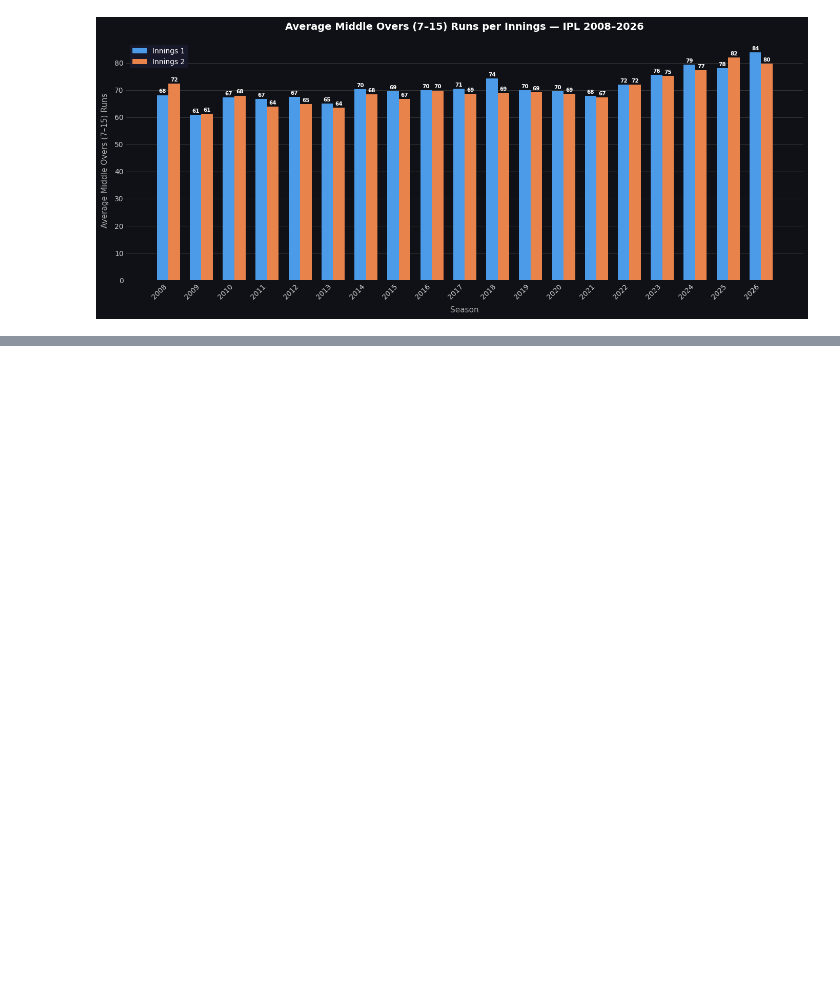
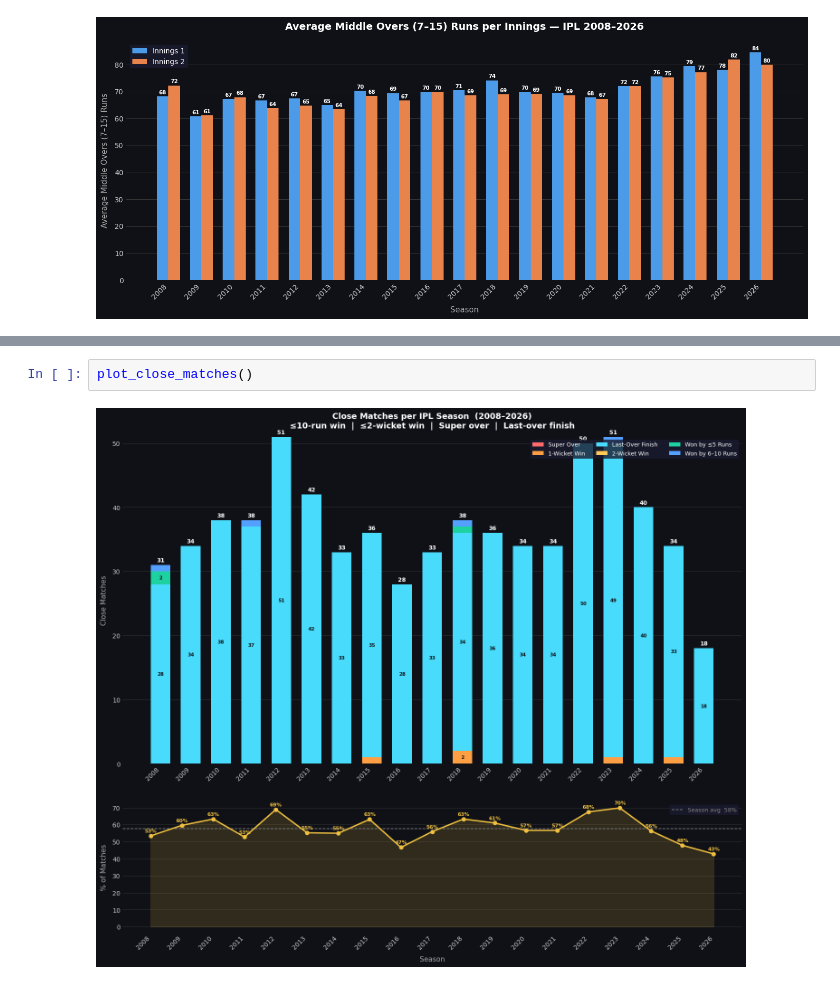
Before and after one commit to abhishek-marathe04/cricketIQ, a Jupyter notebook: ipl_seasonwise_stats.ipynb, the cells around one changed output, grey strips where cells are left out. Cells and saved outputs as stored; diff of their text form; blank space fills up the shorter version.

```diff
--- a/ipl_seasonwise_stats.ipynb
+++ b/ipl_seasonwise_stats.ipynb
@@ -224,0 +577,4 @@ plot_phase_runs(15, 19, 'Death Overs (16–20)')  # overs 16–20
+# %%
+plot_close_matches()
+# %% [output]
+[figure, added]
```
Also changed, not shown: parts of 10 cells of this notebook, 3 other files.
